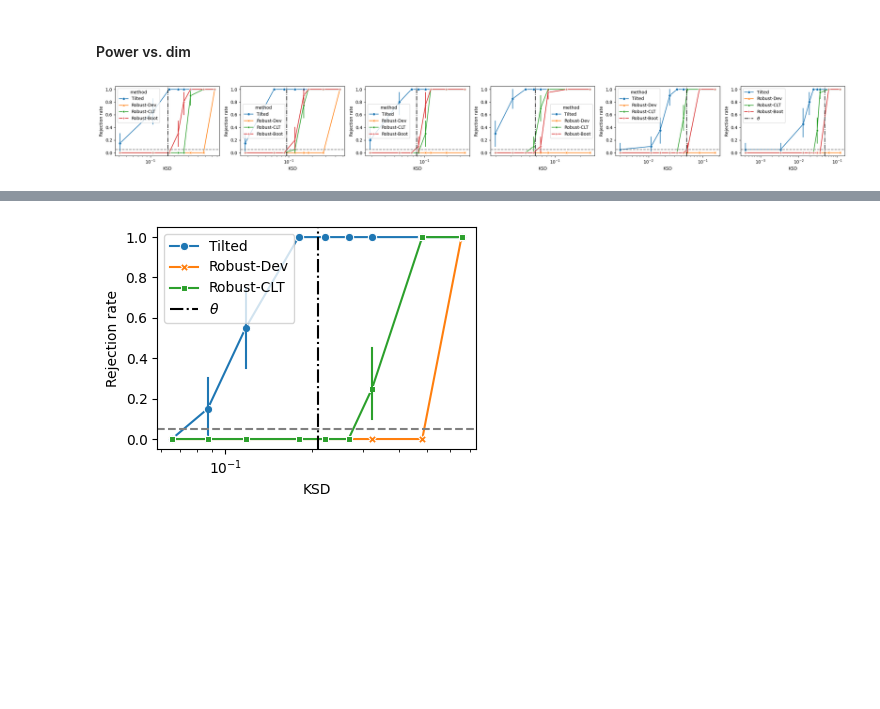
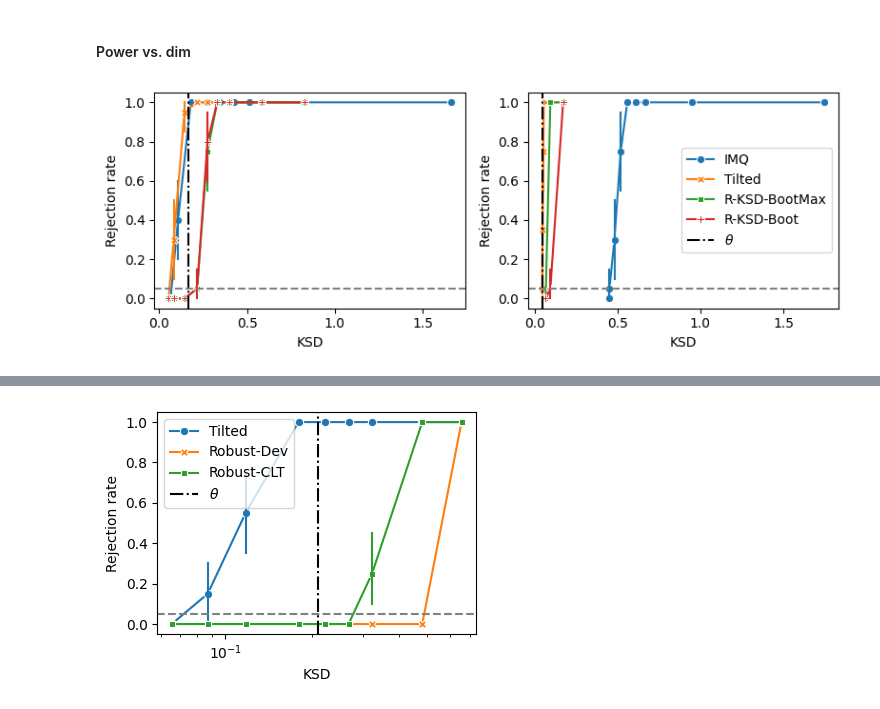
Before and after one commit to XingLLiu/robust-kernel-test, a Jupyter notebook: notebooks/KSD_robust.ipynb, the cells around one changed output, grey strips where cells are left out. Cells and saved outputs as stored; diff of their text form; code cells hidden in the pictures; blank space fills up the shorter version.

```diff
--- a/notebooks/KSD_robust.ipynb
+++ b/notebooks/KSD_robust.ipynb
@@ -307,0 +366,2 @@ plt.tight_layout()
+# %%
+res_df = convert_df_ol(res_stats_ol)
@@ -307,0 +402,2 @@ plt.tight_layout()
+# %%
+res_df = convert_df_ol(res_ol_new)
@@ -307,0 +458,27 @@ plt.tight_layout()
+# %%
+# power plot
+eps_ls_plot = [0.1, 0.15, 0.2]
+_, axes = plt.subplots(ncols=len(eps_ls_plot), nrows=1, figsize=(3*len(eps_ls_plot), 3))
+axes = [axes] if len(dim_ls) == 1 else axes
+
+for i, eps in enumerate(eps_ls_plot):
+    ax = axes[i]
+    res_df_sub = res_df.loc[res_df.eps == eps]
+
+    _ = sns.lineplot(ax=ax, data=res_df_sub, x="ol", y="rej", hue="method", style="method", markers=True, err_style="bars")
+
+    ax.axhline(0.05, linestyle="--", color="grey")
+    ax.set_xscale("log")
+    ax.set_ylim(-0.05, 1.05)
+    ax.set_xlabel("Outlier value")
+    ax.set_ylabel("Rejection rate")
+    ax.set_title(rf"$\epsilon={eps}$")
+    ax.legend([],[], frameon=False)
+    if i > 0:
+        ax.get_yaxis().set_ticks([])
+        ax.set_ylabel("")
+
+# # ax.legend(loc="center left", bbox_to_anchor=(1, 0.5))
+# axes[0].legend()
+plt.tight_layout()
+plt.savefig("../figs/robust/rej_ol_power.pdf")
@@ -479,8 +658,8 @@ plt.tight_layout()
 #### Power vs. dim
 # %%
 path = "data/ms"
-dim_ls = [1, 5, 10, 20, 50, 100]
-n = 500
+dim_ls = [1, 100] # [1, 5, 10, 20, 50, 100]
+n = 500 # 500
 
 res_ms_dim = {}
 for d in dim_ls:
@@ -490,38 +669,38 @@ for d in dim_ls:
 _, axes = plt.subplots(ncols=len(dim_ls), nrows=1, figsize=(4*len(dim_ls), 3))
 axes = [axes] if len(dim_ls) == 1 else axes
 
-methods = {"tilted": "Tilted", "tilted_robust_dev": "Robust-Dev", "tilted_robust_clt": "Robust-CLT",
-           "tilted_robust_boot": "Robust-Boot"}
+methods = {"standard": "IMQ", "tilted": "Tilted", "tilted_r_bootmax": "R-KSD-BootMax", "tilted_r_boot": "R-KSD-Boot"}
 
 for i, ax in enumerate(axes):
     dim = dim_ls[i]
     rr = res_ms_dim[dim]
 
     res_df = {"rej": [], "ksd": [], "mean_idx": [], "method": []}
     for method, lab in methods.items():
         for kk in rr.keys():
             rej = rr[kk][method]["rej"]
             res_df["rej"] = res_df["rej"] + rej
             res_df["mean_idx"] = res_df["mean_idx"] + [kk] * len(rej)
             res_df["method"] = res_df["method"] + [lab] * len(rej)
             mean_ksd = np.mean(rr[kk][method]["stat"])**0.5
             # mean_ksd = np.mean(rr[kk][method]["u_stat"])**0.5
             res_df["ksd"] = res_df["ksd"] + [mean_ksd] * len(rej)
     res_df = pd.DataFrame(res_df)
 
     sns.lineplot(ax=ax, data=res_df, x="ksd", y="rej", hue="method", style="method", markers=True, dashes=False, err_style="bars")
 
     theta = rr[kk]["tilted_robust_dev"]["theta"][0]
     ax.axvline(theta, linestyle="-.", color="k", label=r"$\theta$")
     ax.axhline(0.05, linestyle="--", color="grey")
-    ax.set_xscale("log")
+    # ax.set_xscale("log")
     ax.set_ylim(-0.05, 1.05)
     ax.set_xlabel("KSD")
     ax.set_ylabel("Rejection rate")
+    ax.legend([],[], frameon=False)
 
 # ax.legend(loc="center left", bbox_to_anchor=(1, 0.5))
 ax.legend()
 plt.tight_layout()
 # plt.savefig("../figs/robust/rej_ms.pdf")
 # %% [output]
-[figure, old version]
+[figure, new version]
```
Also changed, not shown: parts of 41 cells of this notebook, 10 other files.
